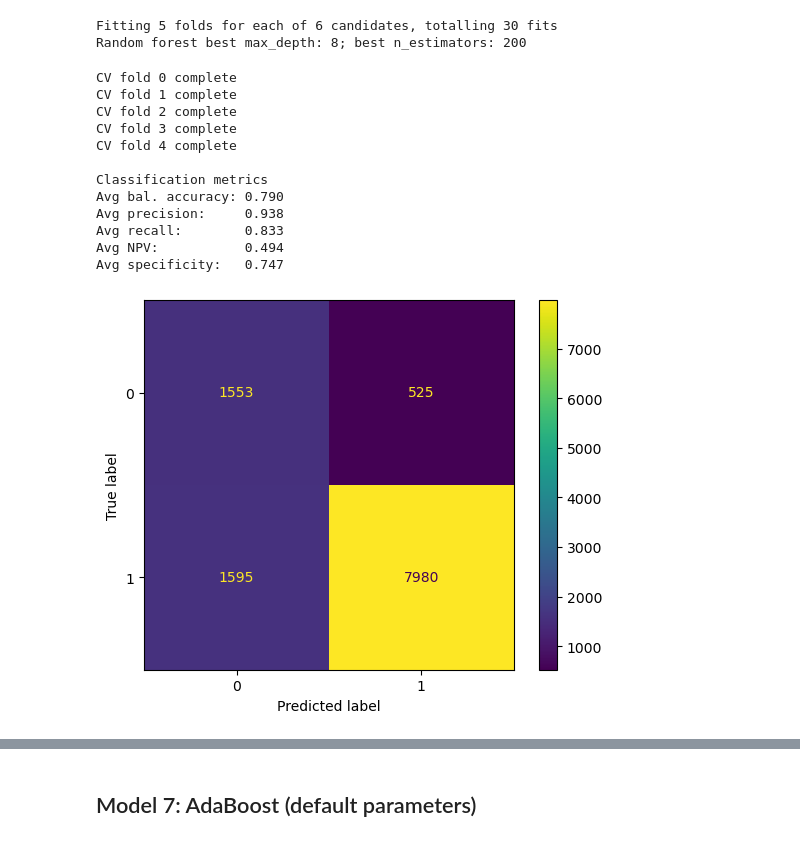
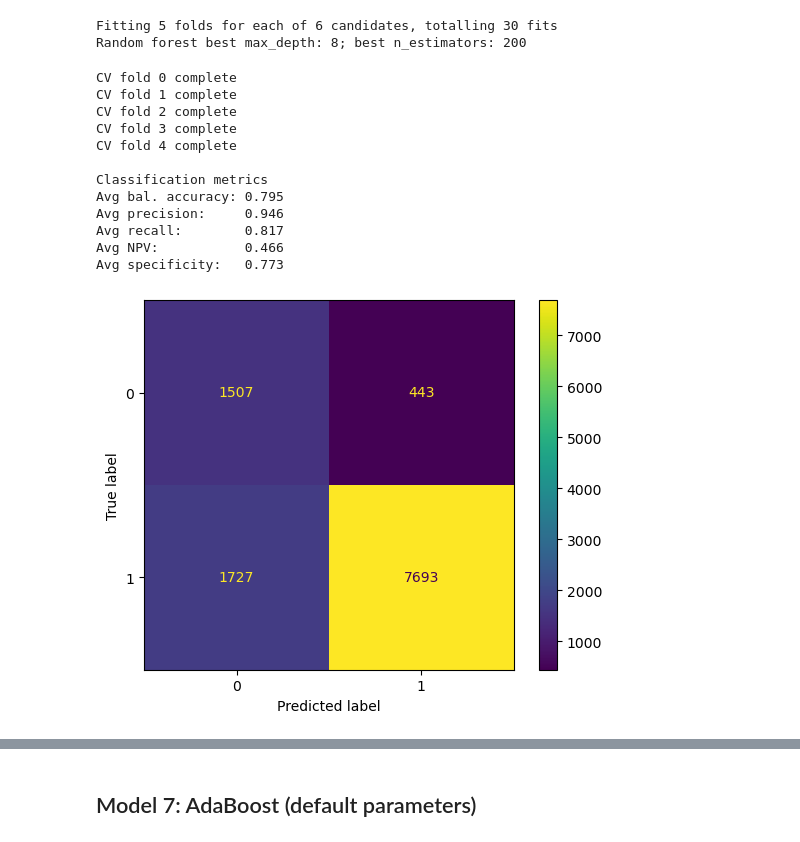
Before and after one commit to aapandy2/predicting_nba_player_retention, a Jupyter notebook: 3_ModelSelection.ipynb, the cells around one changed output, grey strips where cells are left out. Saved outputs shown, nothing was run; the diff lists cells and outputs as text; code cells hidden in the pictures.

```diff
--- a/3_ModelSelection.ipynb
+++ b/3_ModelSelection.ipynb
@@ -19,9 +17,6 @@ _Note:_ we don't have `IN_LEAGUE_NEXT` data for the 2023 season (because we stil
 # %%
-#load the data
-df_train = pd.read_csv("Data/merged_data/train_data.csv")
-
-#NOTE: we don't have IN_LEAGUE_NEXT data for SEASON_START = 2023 and drop nan rows
-df_train = df_train[df_train.SEASON_START < 2023].dropna()
+#load the data and drop NAN rows
+df_train = pd.read_csv("train_data.csv").dropna()
 # %% [markdown]
 ## Correlations
 
@@ -33,8 +28,8 @@ all_cols = list(df_train.columns)
 #grab just the columns with numeric data
 num_cols = [all_cols[2]] + all_cols[4:6] + all_cols[7:]
 
-#grab just the predictors for later
-predictors = num_cols[:-1]
+#grab just the predictors for later; NOTE: leaving out SEASON_START as a predictor
+predictors = num_cols[1:-1]
 # %%
 #compute correlations between numeric data columns
 corr = df_train[num_cols].corr()
@@ -400,11 +395,11 @@ y_train = df_train.IN_LEAGUE_NEXT
 X_train_re, y_train_re = smote.fit_resample(X_train, y_train)
 
 #make the GridSearchCV object, fit it, save the best value for max_depth
-dt        = Pipeline([("scale", StandardScaler()), ("dtc", DecisionTreeClassifier(random_state=25))])
-tree_gscv = GridSearchCV(dt, {"dtc__max_depth":range(1, 15)}, cv=5,
+dt        = DecisionTreeClassifier(random_state=25)
+tree_gscv = GridSearchCV(dt, {"max_depth":range(1, 15)}, cv=5,
                          scoring="balanced_accuracy", verbose=1, n_jobs=4)
 tree_gscv.fit(X_train_re, y_train_re)
-best_max_depth = tree_gscv.best_params_["dtc__max_depth"]
+best_max_depth = tree_gscv.best_params_["max_depth"]
 
 print("\n" + f"Decision tree best max_depth is {best_max_depth}")
 # %% [output]
@@ -438,37 +433,37 @@ The balanced accuracy is about 5% lower for the decision tree classifier, and th
 # %%
 from sklearn.ensemble import RandomForestClassifier
 # %%
-param_grid = {'rfc__n_estimators': [200, 500], 'rfc__max_depth' : [3, 5, 8]}
+param_grid = {'n_estimators': [200, 500], 'max_depth' : [3, 5, 8]}
 
 #find best parameters using grid search cv
-rfc      = Pipeline([("scale", StandardScaler()), ("rfc", RandomForestClassifier(random_state=25))])
+rfc      = RandomForestClassifier(random_state=25)
 rfc_gscv = GridSearchCV(estimator=rfc, param_grid=param_grid, cv=5, verbose=3, scoring="accuracy", n_jobs=4)
 rfc_gscv.fit(X_train_re, y_train_re)
 
 #get parameters
-rf_max_depth = rfc_gscv.best_params_["rfc__max_depth"]
-rf_n_estimators = rfc_gscv.best_params_["rfc__n_estimators"]
+rf_max_depth = rfc_gscv.best_params_["max_depth"]
+rf_n_estimators = rfc_gscv.best_params_["n_estimators"]
 
 print(f"Random forest best max_depth: {rf_max_depth}; best n_estimators: {rf_n_estimators}")
 # %% [output]
 Fitting 5 folds for each of 6 candidates, totalling 30 fits
 Random forest best max_depth: 8; best n_estimators: 200
 # %%
-rf = Pipeline([("scale", StandardScaler()), ("rfc", RandomForestClassifier(max_depth=rf_max_depth, n_estimators=rf_n_estimators))])
+rf = RandomForestClassifier(max_depth=rf_max_depth, n_estimators=rf_n_estimators)
 
 crossValidation(rf)
 # %% [output]
 CV fold 0 complete
 CV fold 1 complete
 CV fold 2 complete
 CV fold 3 complete
 CV fold 4 complete
 
 Classification metrics
-Avg bal. accuracy: 0.790
-Avg precision:     0.938
-Avg recall:        0.833
-Avg NPV:           0.494
-Avg specificity:   0.747
+Avg bal. accuracy: 0.795
+Avg precision:     0.946
+Avg recall:        0.817
+Avg NPV:           0.466
+Avg specificity:   0.773
-[figure, old version]
+[figure, new version]
 # %% [markdown]
```
Also changed, not shown: parts of 18 cells of this notebook.
